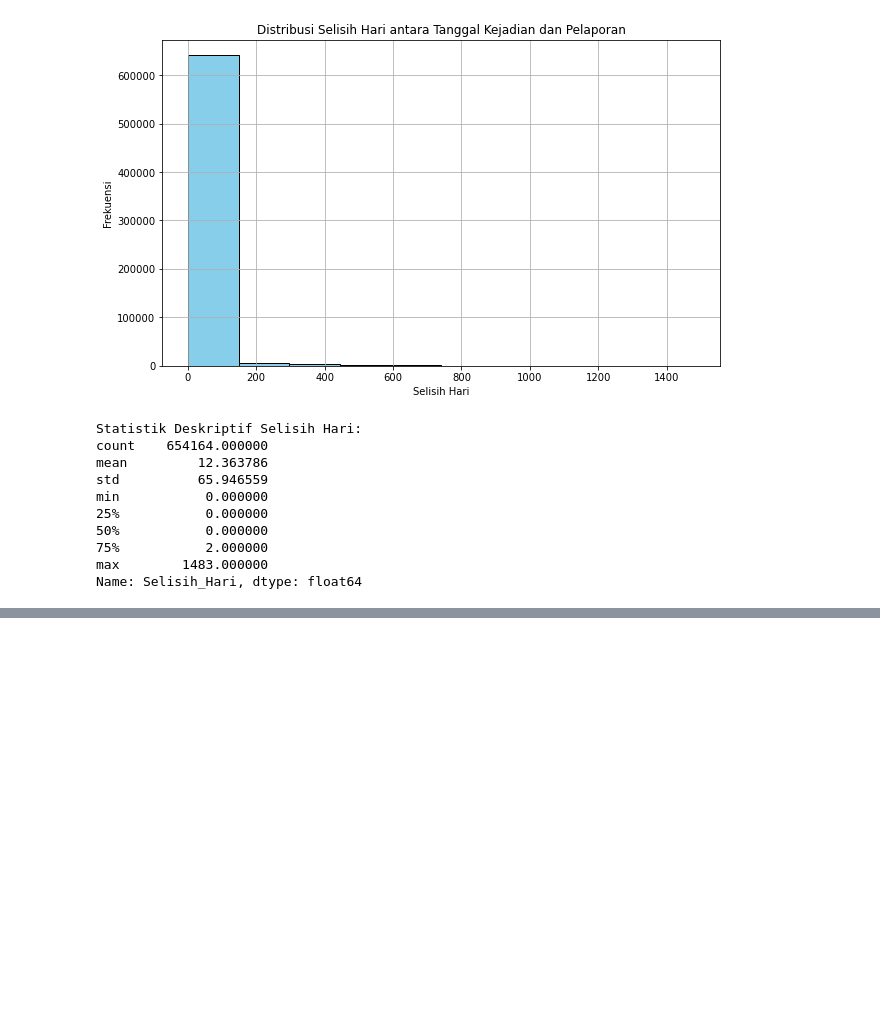
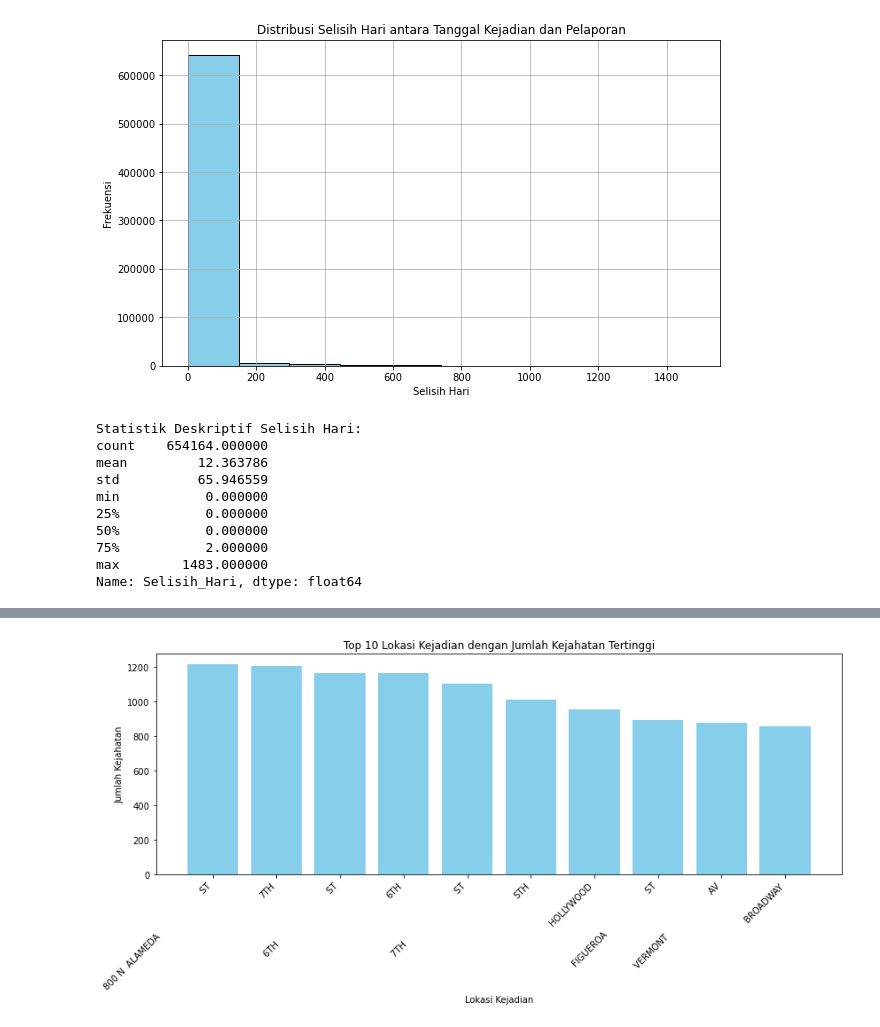
Before and after one commit to RIFF7/capstone-project, a Jupyter notebook: capstone_project.ipynb, the cells around one changed output, grey strips where cells are left out. Drawn from its saved outputs; the diff is of its cells as text; code cells hidden in the pictures; blank space fills up the shorter version.

```diff
--- a/capstone_project.ipynb
+++ b/capstone_project.ipynb
@@ -1462,0 +1512,14 @@ plt.show()
+# %%
+# Grouping dan Agregasi berdasarkan lokasi kejadian (LokKej)
+crime_by_location = data_clean.groupby('LokKej').size().reset_index(name='Jumlah Kejahatan')
+
+# Identifikasi lokasi kejadian dengan tingkat kejahatan tertinggi
+location_with_most_crime = crime_by_location.loc[crime_by_location['Jumlah Kejahatan'].idxmax()]
+
+# Memilih 10 lokasi kejadian dengan jumlah kejahatan tertinggi
+top_10_locations = crime_by_location.nlargest(10, 'Jumlah Kejahatan')
+
+print("Lokasi Kejadian dengan Tingkat Kejahatan Tertinggi:")
+view_location_frame = pd.DataFrame(location_with_most_crime)
+view_location_frame = view_location_frame.rename(columns = {47769: 'Hasil'})
+view_location_frame
@@ -1462,0 +1547,12 @@ plt.show()
+# %%
+# Membuat Visualisasi Top 10 Lokasi Kejahatan
+plt.figure(figsize=(12, 6))
+plt.bar(top_10_locations['LokKej'], top_10_locations['Jumlah Kejahatan'], color = 'skyblue')
+plt.title('Top 10 Lokasi Kejadian dengan Jumlah Kejahatan Tertinggi')
+plt.xlabel('Lokasi Kejadian')
+plt.ylabel('Jumlah Kejahatan')
+plt.xticks(rotation=45, ha='right')
+plt.tight_layout()
+plt.show()
+# %% [output]
+[figure, added]
```
Also changed, not shown: parts of 47 cells of this notebook.
